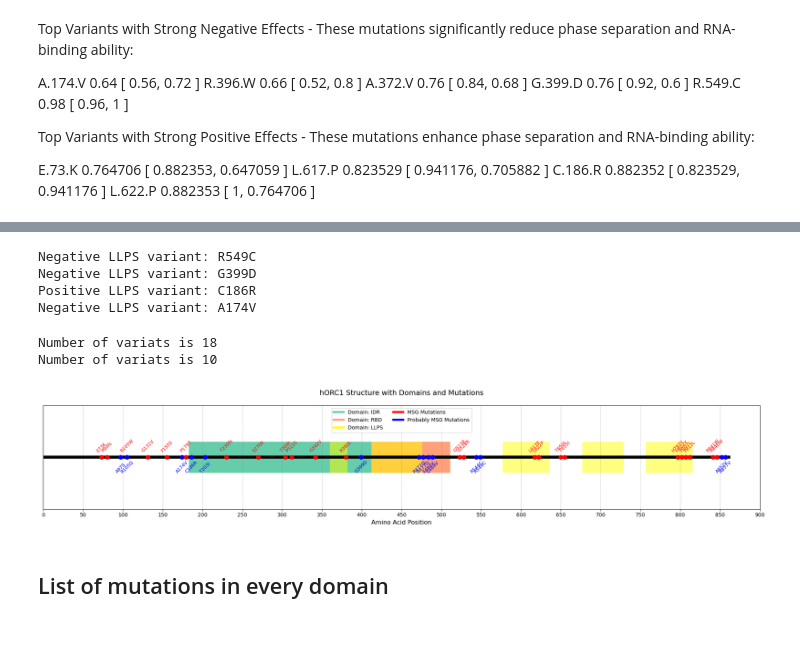
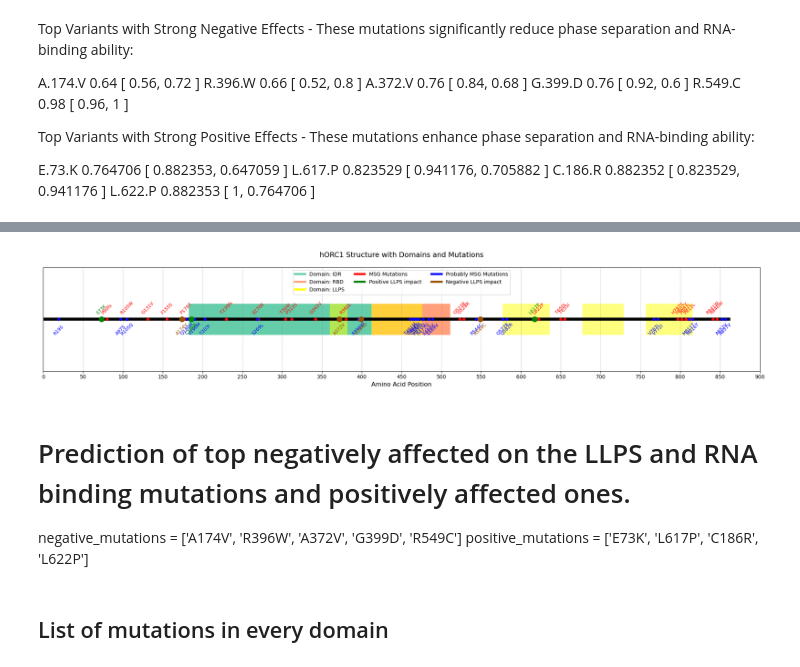
Before and after one commit to Lopatushka/ORC1, a Jupyter notebook: clinvar_analysis.ipynb, the cells around one changed output, grey strips where cells are left out. Cells and saved outputs as stored; diff of their text form; code cells hidden in the pictures; blank space fills up the shorter version.

Commit message:
map LLPS mutations

```diff
--- a/clinvar_analysis.ipynb
+++ b/clinvar_analysis.ipynb
@@ -618,13 +618,13 @@ MSG = df[
     (df["Condition_new"] == "Meier-Gorlin syndrome 1") &
     (df["Germline review status"] == "criteria provided, single submitter")
 ]
-MSG = MSG[(MSG['Germline classification'] != 'Benign') & (MSG['Germline classification'] !='Benign/Likely benign')]
+#MSG = MSG[(MSG['Germline classification'] != 'Benign') & (MSG['Germline classification'] !='Benign/Likely benign')]
 
 MSG_probably = df[
     (df["Condition_new"] == "Meier-Gorlin syndrome 1 probably") &
     (df["Germline review status"] == "criteria provided, multiple submitters, no conflicts")
 ]
-MSG_probably = MSG_probably[(MSG_probably['Germline classification'] != 'Benign') & (MSG_probably['Germline classification'] !='Benign/Likely benign')]
+#MSG_probably = MSG_probably[(MSG_probably['Germline classification'] != 'Benign') & (MSG_probably['Germline classification'] !='Benign/Likely benign')]
 # %% [markdown]
 Top Variants with Strong Negative Effects - These mutations significantly reduce phase separation and RNA-binding ability:
 
@@ -675,14 +680,3 @@ Positive LLPS variant: E73K
-# %%
-for di in mutations_MSG_probably:
-    if di['label'] in negative_mutations:
-        print("Negative LLPS variant:", di['label'])
-    if di['label'] in positive_mutations:
-        print("Positive LLPS variant:", di['label'])
-# %% [output]
-Negative LLPS variant: R549C
-Negative LLPS variant: G399D
-Positive LLPS variant: C186R
-Negative LLPS variant: A174V
 # %%
 # Define protein information
 protein_length = 861  # Protein length in amino acids
@@ -714,42 +708,72 @@ for domain in domains:
     ax.barh(0.5, domain["end"] - domain["start"], left=domain["start"], height=0.3,
             color=domain["color"], alpha=domain["alpha"], label=None)  # Add label only for legend
 
-# Mark the mutations for MSG (above the backbone)
+# Mark the mutations for MSG (above the backbone), neutral LLPS impact
 for i, mutation in enumerate(mutations_MSG):
     if i == 0:
         unique_labels["MSG Mutations"] = "red"
-    ax.plot(mutation["position"], 0.5, marker="o", color="red", markersize=8, label=None)
+    ax.plot(mutation["position"], 0.5, marker="o", color="red", markersize=5, label=None)
     ax.text(mutation["position"], 0.55, mutation["label"], ha="center", fontsize=9, rotation=45, color="red")
 
-# Mark the mutations for MSG_probably (below the backbone)
+# MGS mutation, positive LLPS impact
+for i, mutation in enumerate(positive_mutations_MGS):
+    if i == 0:
+        unique_labels["Positive LLPS impact"] = "green"
+    ax.plot(mutation["position"], 0.5, marker="o", color="green", markersize=10, label=None)
+    ax.text(mutation["position"], 0.55, mutation["label"], ha="center", fontsize=9, rotation=45, color="green")
+
+# MGS mutation, negative LLPS impact
+for i, mutation in enumerate(negative_mutations_MGS):
+    if i == 0:
+        unique_labels["Negative LLPS impact"] = "#994D00"
+    ax.plot(mutation["position"], 0.5, marker="o", color="#994D00", markersize=10, label=None)
+    ax.text(mutation["position"], 0.55, mutation["label"], ha="center", fontsize=9, rotation=45, color="#994D00")
+
+# Mark the mutations for MSG_probably (below the backbone), neutral LLPS impact
 for i, mutation in enumerate(mutations_MSG_probably):
     if i == 0:
         unique_labels["Probably MSG Mutations"] = "blue"
-    ax.plot(mutation["position"], 0.5, marker="o", color="blue", markersize=8, label=None)
+    ax.plot(mutation["position"], 0.5, marker="o", color="blue", markersize=5, label=None)
     ax.text(mutation["position"], 0.35, mutation["label"], ha="center", fontsize=9, rotation=45, color="blue")
+
+# Probable MGS mutation, positive LLPS impact
+for i, mutation in enumerate(positive_mutations_MGS_probably):
+    if i == 0:
+        unique_labels["Positive LLPS impact"] = "green"
+    ax.plot(mutation["position"], 0.5, marker="o", color="green", markersize=10, label=None)
+    ax.text(mutation["position"], 0.35, mutation["label"], ha="center", fontsize=9, rotation=45, color="green")
+
+# Probable MGS mutation, negative LLPS impact
+for i, mutation in enumerate(negative_mutations_MGS_probably):
+    if i == 0:
+        unique_labels["Negative LLPS impact"] = "#994D00"
+    ax.plot(mutation["position"], 0.5, marker="o", color="#994D00", markersize=10, label=None)
+    ax.text(mutation["position"], 0.35, mutation["label"], ha="center", fontsize=9, rotation=45, color="#994D00")
 
 # Add the unique legend
 ax.legend(handles=[plt.Line2D([0], [0], color=color, lw=4, label=label) for label, color in unique_labels.items()],
-          loc="upper center", ncol=2, frameon=True, fontsize=10)
+          loc="upper center", ncol=3, frameon=True, fontsize=10)
 
 # Add gridlines for alignment
 ax.grid(axis="x", color="gray", linestyle="--", linewidth=0.5, alpha=0.7)
 
 # Add labels and title
 ax.set_xlim(0, protein_length)
 ax.set_ylim(0, 1)
 ax.set_xticks(range(0, protein_length + 50, 50))
 ax.set_yticks([])
 ax.set_xlabel("Amino Acid Position", fontsize=12)
 ax.set_title("hORC1 Structure with Domains and Mutations", fontsize=14, pad=20)
 
 # Show the plot
 plt.tight_layout()
 plt.show()
 # %% [output]
-Number of variats is 18
-Number of variats is 10
-[figure, old version]
+[figure, new version]
+# %% [markdown]
+# Prediction of top negatively affected on the LLPS and RNA binding mutations and positively affected ones.
+negative_mutations = ['A174V', 'R396W', 'A372V', 'G399D', 'R549C']
+positive_mutations = ['E73K', 'L617P', 'C186R', 'L622P']
 # %% [markdown]
 ## List of mutations in every domain
 # %%
```
Also changed, not shown: parts of 2 cells of this notebook.
